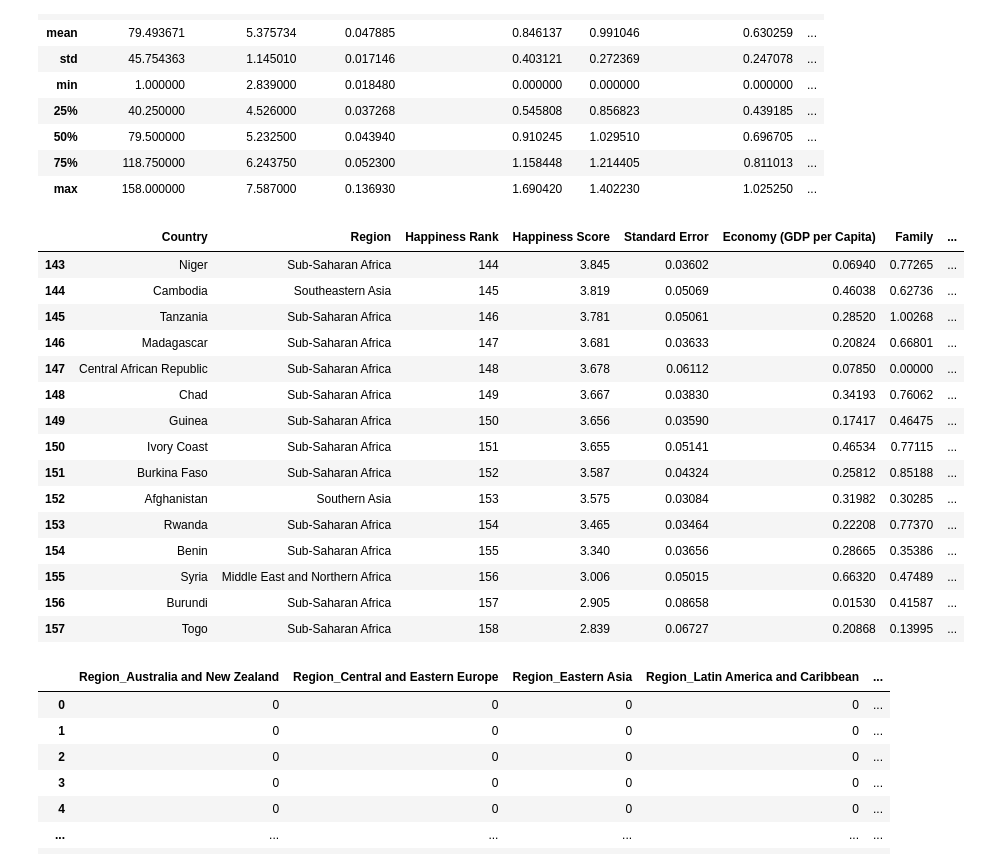
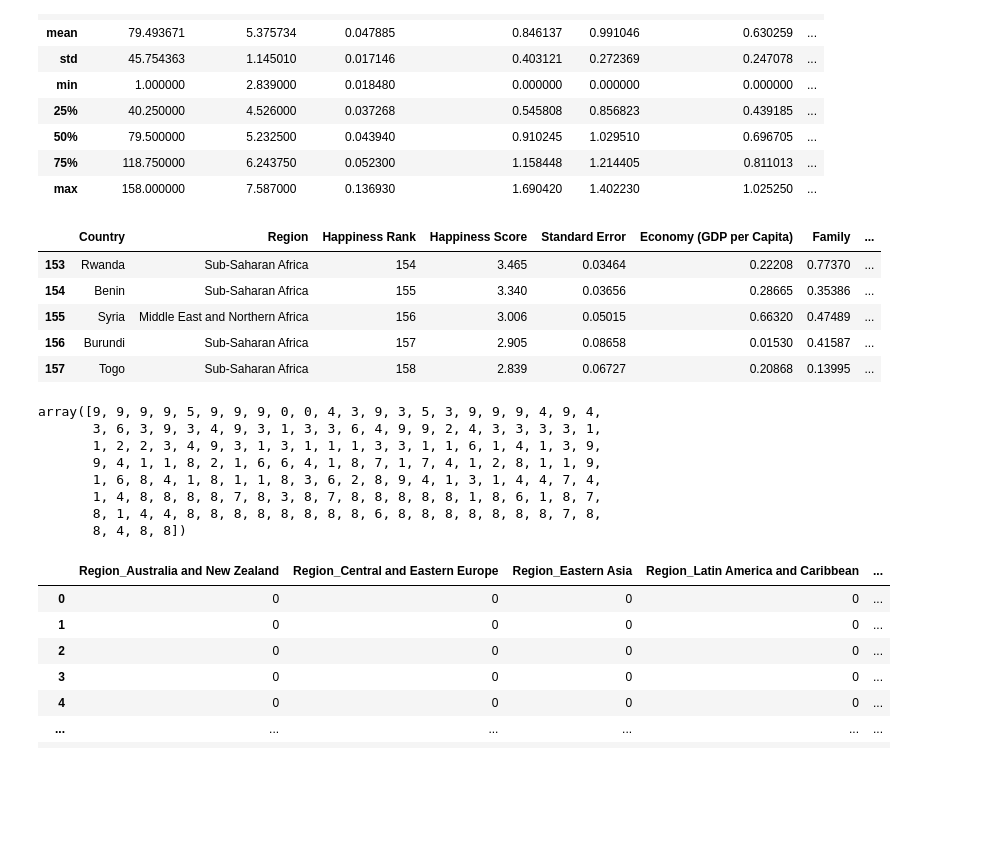
Before and after one commit to SoheliPaul/Machine-Learning, a Jupyter notebook: MLCIA2_2348561.ipynb, the cells around one changed output. Drawn from its saved outputs; the diff is of its cells as text; code cells hidden in the pictures; blank space fills up the shorter version.

```diff
--- a/MLCIA2_2348561.ipynb
+++ b/MLCIA2_2348561.ipynb
@@ -107,19 +107,9 @@ bins=[0,4,6,10]
 labels =['Low Happiness','Medium Happiness','High Happiness']
 data['Happiness Category']=pd.cut(data['Happiness Score'],bins,labels=labels)
 # %%
-data.tail(15)
+data.tail()
 # %% [output]
 |  | Country | Region | Happiness Rank | Happiness Score | Standard Error | Economy (GDP per Capita) | Family | ... |
-| 143 | Niger | Sub-Saharan Africa | 144 | 3.845 | 0.03602 | 0.06940 | 0.77265 | ... |
-| 144 | Cambodia | Southeastern Asia | 145 | 3.819 | 0.05069 | 0.46038 | 0.62736 | ... |
-| 145 | Tanzania | Sub-Saharan Africa | 146 | 3.781 | 0.05061 | 0.28520 | 1.00268 | ... |
-| 146 | Madagascar | Sub-Saharan Africa | 147 | 3.681 | 0.03633 | 0.20824 | 0.66801 | ... |
-| 147 | Central African Republic | Sub-Saharan Africa | 148 | 3.678 | 0.06112 | 0.07850 | 0.00000 | ... |
-| 148 | Chad | Sub-Saharan Africa | 149 | 3.667 | 0.03830 | 0.34193 | 0.76062 | ... |
-| 149 | Guinea | Sub-Saharan Africa | 150 | 3.656 | 0.03590 | 0.17417 | 0.46475 | ... |
-| 150 | Ivory Coast | Sub-Saharan Africa | 151 | 3.655 | 0.05141 | 0.46534 | 0.77115 | ... |
-| 151 | Burkina Faso | Sub-Saharan Africa | 152 | 3.587 | 0.04324 | 0.25812 | 0.85188 | ... |
-| 152 | Afghanistan | Southern Asia | 153 | 3.575 | 0.03084 | 0.31982 | 0.30285 | ... |
 | 153 | Rwanda | Sub-Saharan Africa | 154 | 3.465 | 0.03464 | 0.22208 | 0.77370 | ... |
 | 154 | Benin | Sub-Saharan Africa | 155 | 3.340 | 0.03656 | 0.28665 | 0.35386 | ... |
 | 155 | Syria | Middle East and Northern Africa | 156 | 3.006 | 0.05015 | 0.66320 | 0.47489 | ... |
@@ -128,3 +123,14 @@ data.tail(15)
+# %%
+d
+# %% [output]
+array([9, 9, 9, 9, 5, 9, 9, 9, 0, 0, 4, 3, 9, 3, 5, 3, 9, 9, 9, 4, 9, 4,
+       3, 6, 3, 9, 3, 4, 9, 3, 1, 3, 3, 6, 4, 9, 9, 2, 4, 3, 3, 3, 3, 1,
+       1, 2, 2, 3, 4, 9, 3, 1, 3, 1, 1, 1, 3, 3, 1, 1, 6, 1, 4, 1, 3, 9,
+       9, 4, 1, 1, 8, 2, 1, 6, 6, 4, 1, 8, 7, 1, 7, 4, 1, 2, 8, 1, 1, 9,
+       1, 6, 8, 4, 1, 8, 1, 1, 8, 3, 6, 2, 8, 9, 4, 1, 3, 1, 4, 4, 7, 4,
+       1, 4, 8, 8, 8, 8, 7, 8, 3, 8, 7, 8, 8, 8, 8, 8, 1, 8, 6, 1, 8, 7,
+       8, 1, 4, 4, 8, 8, 8, 8, 8, 8, 8, 8, 6, 8, 8, 8, 8, 8, 8, 8, 7, 8,
+       8, 4, 8, 8])
 # %%
 transactions=data.Region
 encoded=pd.get_dummies(pd.DataFrame(transactions)).sum(level=0)
```
Also changed, not shown: parts of 11 cells of this notebook.
